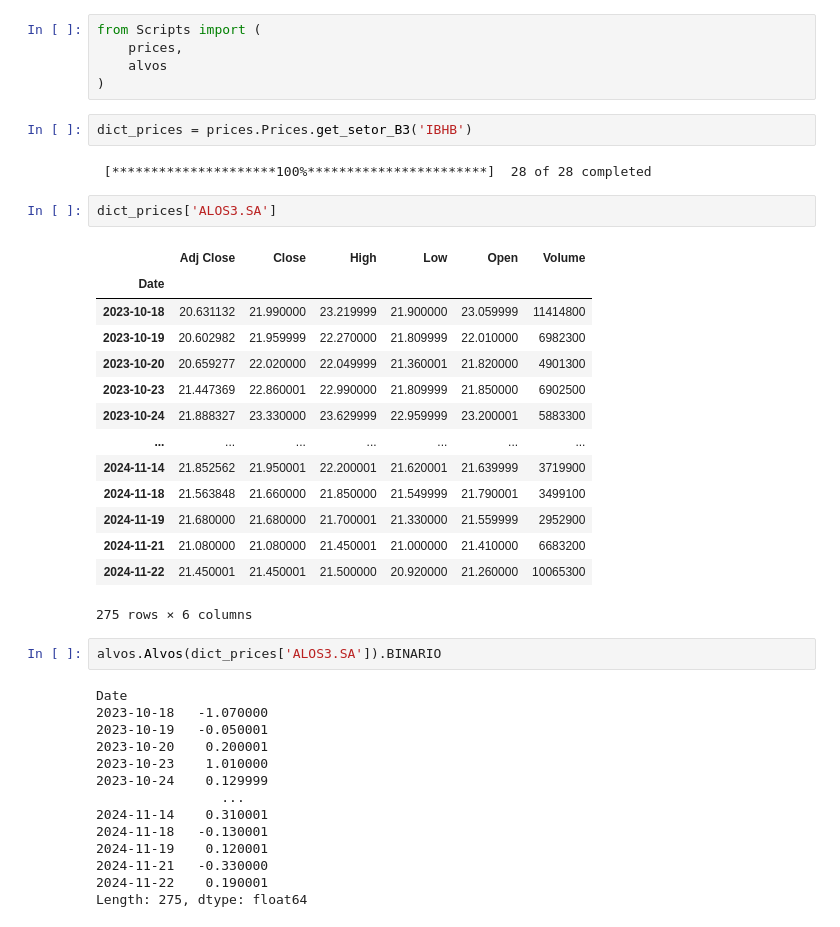
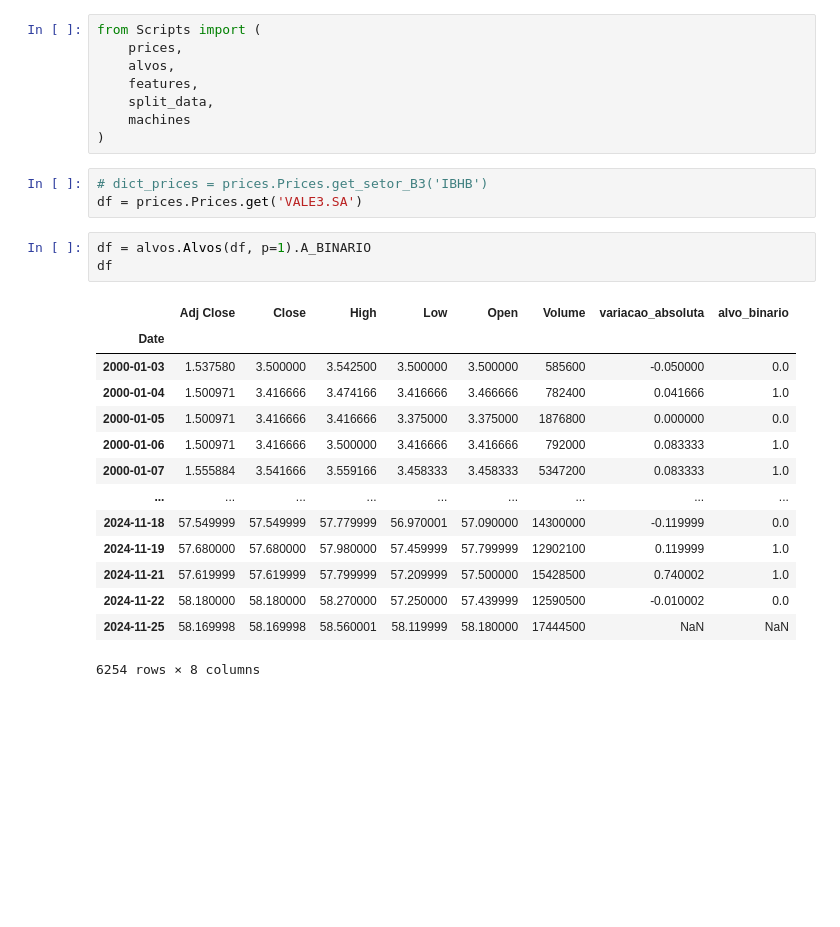
Before and after one commit to rianlucascs/predicao-dados-binarios, a Jupyter notebook: notebook.ipynb, the cells around one changed output. Cells and saved outputs as stored; diff of their text form; blank space fills up the shorter version.

```diff
--- a/notebook.ipynb
+++ b/notebook.ipynb
@@ -1,42 +1,29 @@
 # %%
 from Scripts import (
     prices,
-    alvos
+    alvos,
+    features,
+    split_data,
+    machines
 )
 # %%
-dict_prices = prices.Prices.get_setor_B3('IBHB')
+# dict_prices = prices.Prices.get_setor_B3('IBHB')
+df = prices.Prices.get('VALE3.SA')
-# %% [output]
- [*********************100%***********************]  28 of 28 completed
-# %%
-dict_prices['ALOS3.SA']
-# %% [output]
-|  | Adj Close | Close | High | Low | Open | Volume |
-| Date |  |  |  |  |  |  |
-| 2023-10-18 | 20.631132 | 21.990000 | 23.219999 | 21.900000 | 23.059999 | 11414800 |
-| 2023-10-19 | 20.602982 | 21.959999 | 22.270000 | 21.809999 | 22.010000 | 6982300 |
-| 2023-10-20 | 20.659277 | 22.020000 | 22.049999 | 21.360001 | 21.820000 | 4901300 |
-| 2023-10-23 | 21.447369 | 22.860001 | 22.990000 | 21.809999 | 21.850000 | 6902500 |
-| 2023-10-24 | 21.888327 | 23.330000 | 23.629999 | 22.959999 | 23.200001 | 5883300 |
-| ... | ... | ... | ... | ... | ... | ... |
-| 2024-11-14 | 21.852562 | 21.950001 | 22.200001 | 21.620001 | 21.639999 | 3719900 |
-| 2024-11-18 | 21.563848 | 21.660000 | 21.850000 | 21.549999 | 21.790001 | 3499100 |
-| 2024-11-19 | 21.680000 | 21.680000 | 21.700001 | 21.330000 | 21.559999 | 2952900 |
-| 2024-11-21 | 21.080000 | 21.080000 | 21.450001 | 21.000000 | 21.410000 | 6683200 |
-| 2024-11-22 | 21.450001 | 21.450001 | 21.500000 | 20.920000 | 21.260000 | 10065300 |
-275 rows × 6 columns
-# %%
-alvos.Alvos(dict_prices['ALOS3.SA']).BINARIO
-# %% [output]
-Date
-2023-10-18   -1.070000
-2023-10-19   -0.050001
-2023-10-20    0.200001
-2023-10-23    1.010000
-2023-10-24    0.129999
-                ...
-2024-11-14    0.310001
-2024-11-18   -0.130001
-2024-11-19    0.120001
-2024-11-21   -0.330000
-2024-11-22    0.190001
-Length: 275, dtype: float64
+# %%
+df = alvos.Alvos(df, p=1).A_BINARIO
+df
+# %% [output]
+|  | Adj Close | Close | High | Low | Open | Volume | variacao_absoluta | alvo_binario |
+| Date |  |  |  |  |  |  |  |  |
+| 2000-01-03 | 1.537580 | 3.500000 | 3.542500 | 3.500000 | 3.500000 | 585600 | -0.050000 | 0.0 |
+| 2000-01-04 | 1.500971 | 3.416666 | 3.474166 | 3.416666 | 3.466666 | 782400 | 0.041666 | 1.0 |
+| 2000-01-05 | 1.500971 | 3.416666 | 3.416666 | 3.375000 | 3.375000 | 1876800 | 0.000000 | 0.0 |
+| 2000-01-06 | 1.500971 | 3.416666 | 3.500000 | 3.416666 | 3.416666 | 792000 | 0.083333 | 1.0 |
+| 2000-01-07 | 1.555884 | 3.541666 | 3.559166 | 3.458333 | 3.458333 | 5347200 | 0.083333 | 1.0 |
+| ... | ... | ... | ... | ... | ... | ... | ... | ... |
+| 2024-11-18 | 57.549999 | 57.549999 | 57.779999 | 56.970001 | 57.090000 | 14300000 | -0.119999 | 0.0 |
+| 2024-11-19 | 57.680000 | 57.680000 | 57.980000 | 57.459999 | 57.799999 | 12902100 | 0.119999 | 1.0 |
+| 2024-11-21 | 57.619999 | 57.619999 | 57.799999 | 57.209999 | 57.500000 | 15428500 | 0.740002 | 1.0 |
+| 2024-11-22 | 58.180000 | 58.180000 | 58.270000 | 57.250000 | 57.439999 | 12590500 | -0.010002 | 0.0 |
+| 2024-11-25 | 58.169998 | 58.169998 | 58.560001 | 58.119999 | 58.180000 | 17444500 | NaN | NaN |
+6254 rows × 8 columns
```
Also changed, not shown: parts of 5 cells of this notebook, 5 other files.
